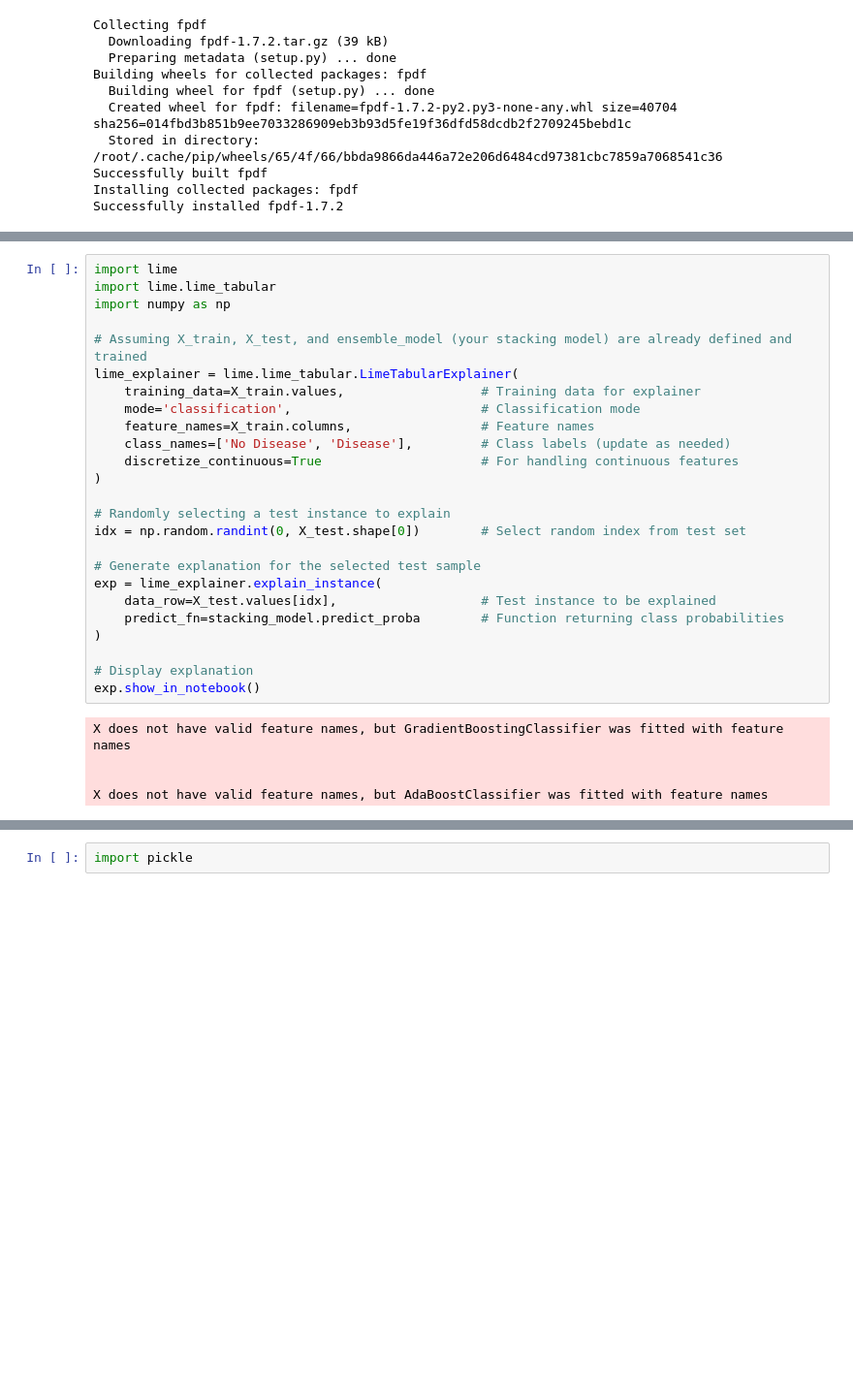
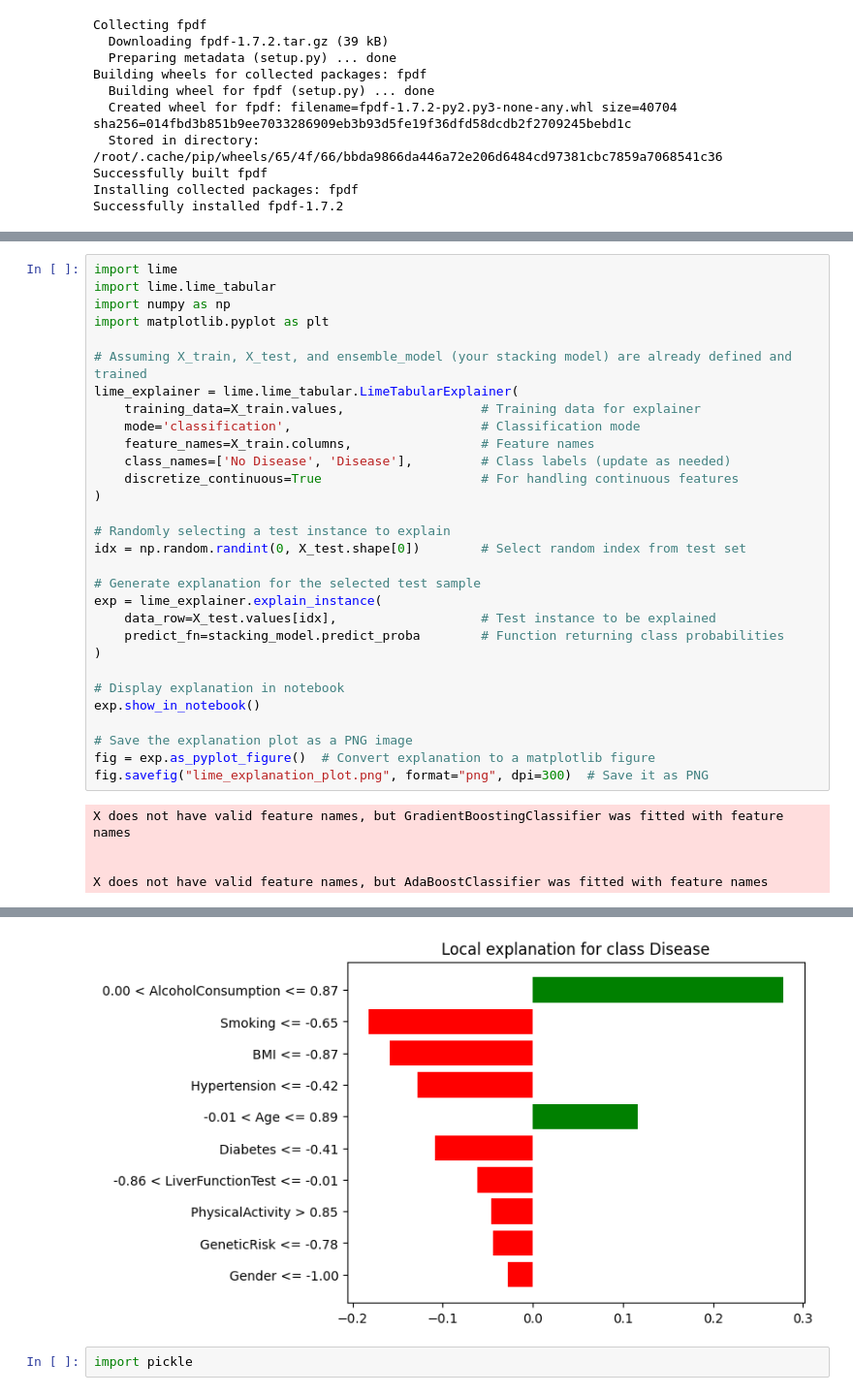
Before and after one commit to Sachin44-ux/Project-4, a Jupyter notebook: liv2.ipynb, the cells around one changed output, grey strips where cells are left out. Shown at 97% size. Saved outputs shown, nothing was run; the diff lists cells and outputs as text; blank space fills up the shorter version.

```diff
--- a/liv2.ipynb
+++ b/liv2.ipynb
@@ -870,34 +673,40 @@ shap.summary_plot(shap_values, X_test)
 # %%
 import lime
 import lime.lime_tabular
 import numpy as np
+import matplotlib.pyplot as plt
 
 # Assuming X_train, X_test, and ensemble_model (your stacking model) are already defined and trained
 lime_explainer = lime.lime_tabular.LimeTabularExplainer(
     training_data=X_train.values,                  # Training data for explainer
     mode='classification',                         # Classification mode
     feature_names=X_train.columns,                 # Feature names
     class_names=['No Disease', 'Disease'],         # Class labels (update as needed)
     discretize_continuous=True                     # For handling continuous features
 )
 
 # Randomly selecting a test instance to explain
 idx = np.random.randint(0, X_test.shape[0])        # Select random index from test set
 
 # Generate explanation for the selected test sample
 exp = lime_explainer.explain_instance(
     data_row=X_test.values[idx],                   # Test instance to be explained
     predict_fn=stacking_model.predict_proba        # Function returning class probabilities
 )
 
-# Display explanation
+# Display explanation in notebook
 exp.show_in_notebook()
+
+# Save the explanation plot as a PNG image
+fig = exp.as_pyplot_figure()  # Convert explanation to a matplotlib figure
+fig.savefig("lime_explanation_plot.png", format="png", dpi=300)  # Save it as PNG
 # %% [output]
 X does not have valid feature names, but GradientBoostingClassifier was fitted with feature names
 
 
 X does not have valid feature names, but AdaBoostClassifier was fitted with feature names
 [interactive output not drawn]
+[figure, added]
 # %%
 import pickle
 # %%
```
Also changed, not shown: parts of 35 cells of this notebook.
